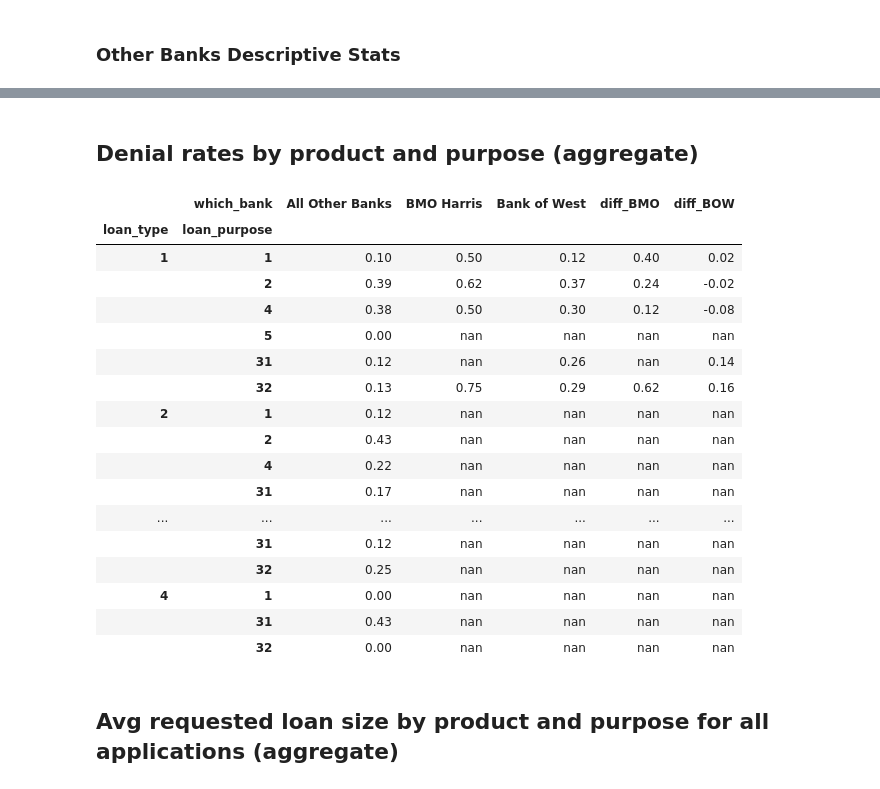
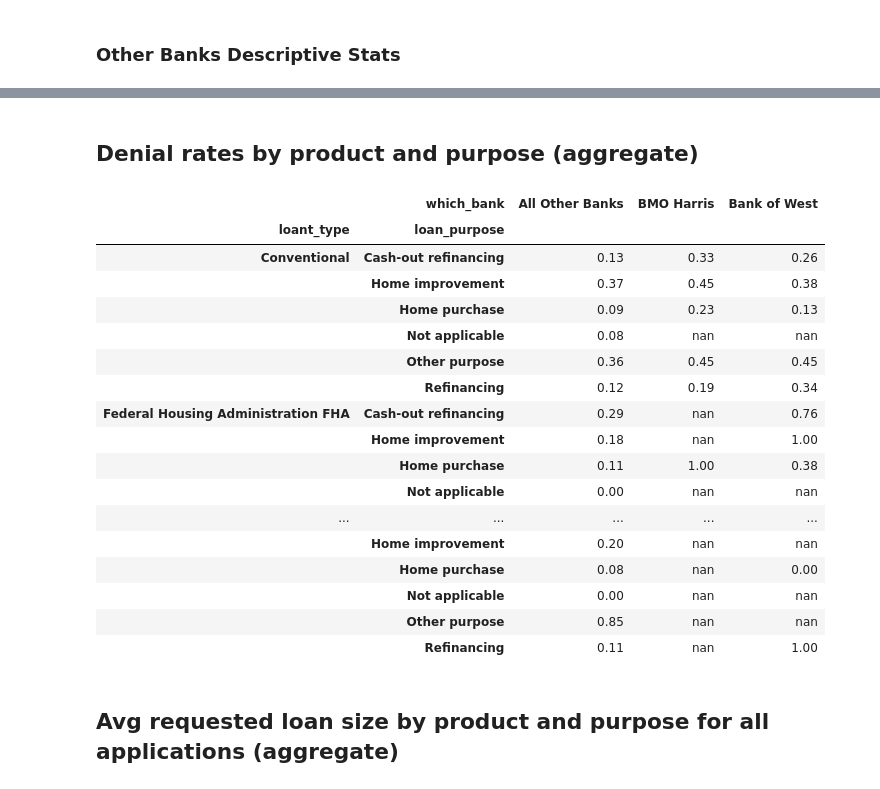
Before and after one commit to LeDataSciFi/FinTech-Capstone-2023, a Jupyter notebook: code/Descriptive_Statistics.ipynb, the cells around one changed output, grey strips where cells are left out. Saved outputs shown, nothing was run; the diff lists cells and outputs as text; code cells hidden in the pictures.

```diff
--- a/code/Descriptive_Statistics.ipynb
+++ b/code/Descriptive_Statistics.ipynb
@@ -63,39 +63,3 @@ All_stats1
 | 50% | 16830000.0000 | 64.6247 | 0.2920 | 3.0080 | 44.0000 | ... |
 | 75% | 31090000.0000 | 71.8632 | 0.4323 | 3.1055 | 69.0000 | ... |
 | max | 638740000.0000 | 1815.7085 | 4.0117 | 4.7400 | 836.0000 | ... |
-# %% [markdown]
-## Denial rates by product and purpose (aggregate)
-# %%
-# the denial rate = denials/apps
-# so restrict to applications
-
-#apps = hmda.query('action_taken < 4').copy()
-
-#apps['denial'] = apps['action_taken'] == 3
-
-# Create the pivot table
-pivot = hmda.pivot_table(index=['loant_type', 'loan_purpose'], columns = ['which_bank'], values='denial_rate', aggfunc='mean')
-
-# add columns for differentials (easier to see)
-pivot['diff_BMO'] = pivot['BMO Harris'] - pivot['All Other Banks']
-pivot['diff_BOW'] = pivot['Bank of West'] - pivot['All Other Banks']
-pivot.style.format('{:,.2f}')
-# %% [output]
-|  | which_bank | All Other Banks | BMO Harris | Bank of West | diff_BMO | diff_BOW |
-| loan_type | loan_purpose |  |  |  |  |  |
-| 1 | 1 | 0.10 | 0.50 | 0.12 | 0.40 | 0.02 |
-|  | 2 | 0.39 | 0.62 | 0.37 | 0.24 | -0.02 |
-|  | 4 | 0.38 | 0.50 | 0.30 | 0.12 | -0.08 |
-|  | 5 | 0.00 | nan | nan | nan | nan |
-|  | 31 | 0.12 | nan | 0.26 | nan | 0.14 |
-|  | 32 | 0.13 | 0.75 | 0.29 | 0.62 | 0.16 |
-| 2 | 1 | 0.12 | nan | nan | nan | nan |
-|  | 2 | 0.43 | nan | nan | nan | nan |
-|  | 4 | 0.22 | nan | nan | nan | nan |
-|  | 31 | 0.17 | nan | nan | nan | nan |
-| ... | ... | ... | ... | ... | ... | ... |
-|  | 31 | 0.12 | nan | nan | nan | nan |
-|  | 32 | 0.25 | nan | nan | nan | nan |
-| 4 | 1 | 0.00 | nan | nan | nan | nan |
-|  | 31 | 0.43 | nan | nan | nan | nan |
-|  | 32 | 0.00 | nan | nan | nan | nan |
@@ -102,3 +85,33 @@ pivot.style.format('{:,.2f}')
+# %% [markdown]
+## Denial rates by product and purpose (aggregate)
+# %%
+summary = hmda.groupby(['loant_type', 'loan_purpose', 'which_bank'])[['application', 'denial']].sum()
+
+# Calculate the denial rate as the ratio of denials to applications
+summary['denial_rate'] = summary['denial'] / summary['application']
+
+# Create a pivot table of denial rate by loan purpose, loan type, and which_bank
+pivot_table = pd.pivot_table(summary, values='denial_rate', index=['loant_type', 'loan_purpose'], columns='which_bank')
+pivot_table.applymap("{:.2f}".format)
+# %% [output]
+|  | which_bank | All Other Banks | BMO Harris | Bank of West |
+| loant_type | loan_purpose |  |  |  |
+| Conventional | Cash-out refinancing | 0.13 | 0.33 | 0.26 |
+|  | Home improvement | 0.37 | 0.45 | 0.38 |
+|  | Home purchase | 0.09 | 0.23 | 0.13 |
+|  | Not applicable | 0.08 | nan | nan |
+|  | Other purpose | 0.36 | 0.45 | 0.45 |
+|  | Refinancing | 0.12 | 0.19 | 0.34 |
+| Federal Housing Administration FHA | Cash-out refinancing | 0.29 | nan | 0.76 |
+|  | Home improvement | 0.18 | nan | 1.00 |
+|  | Home purchase | 0.11 | 1.00 | 0.38 |
+|  | Not applicable | 0.00 | nan | nan |
+| ... | ... | ... | ... | ... |
+|  | Home improvement | 0.20 | nan | nan |
+|  | Home purchase | 0.08 | nan | 0.00 |
+|  | Not applicable | 0.00 | nan | nan |
+|  | Other purpose | 0.85 | nan | nan |
+|  | Refinancing | 0.11 | nan | 1.00 |
 # %% [markdown]
 ## Avg requested loan size by product and purpose for all applications (aggregate)
 # %%
```
Also changed, not shown: parts of 7 cells of this notebook, 2 other files.
